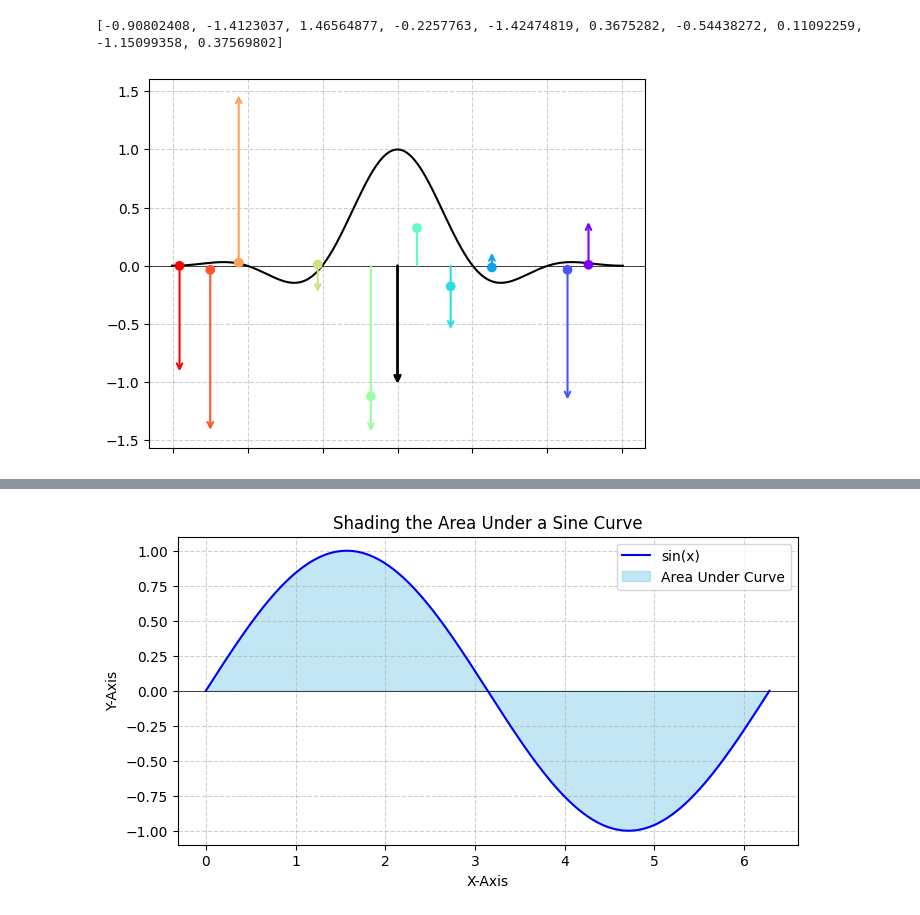
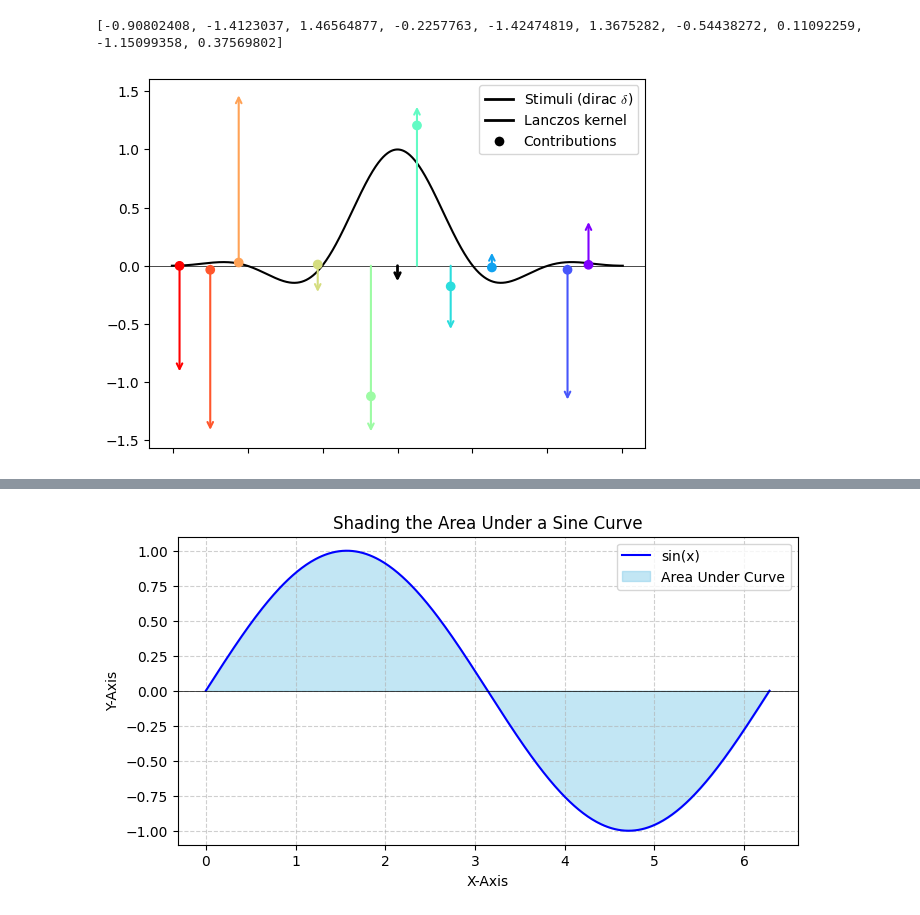
Before and after one commit to hcsong213/thesis-figures, a Jupyter notebook: lanczos-demo.ipynb, the cells around one changed output, grey strips where cells are left out. Saved outputs shown, nothing was run; the diff lists cells and outputs as text; code cells hidden in the pictures.

Commit message:
Delta vs. Cts Visualization

```diff
--- a/lanczos-demo.ipynb
+++ b/lanczos-demo.ipynb
@@ -15,7 +17,7 @@ ker = lanczos(x)
 zero = [0] * len(x)
 
 t = [-5.82, -5, -4.24, -2.13, -0.71, 0.52, 1.42, 2.52, 4.54, 5.1]
-s = [-0.90802408, -1.4123037,   1.46564877, -0.2257763,  -1.42474819, 0.3675282,   -0.54438272,  0.11092259, -1.15099358,  0.37569802]
+s = [-0.90802408, -1.4123037,   1.46564877, -0.2257763,  -1.42474819, 1.3675282,   -0.54438272,  0.11092259, -1.15099358,  0.37569802]
 
 
 # Generate rainbow colors
@@ -31,33 +33,47 @@ plt.plot(x, ker, color="black")
 # POINTS
 plt.scatter(t, s_prod, color=colors, zorder=5)
 
 # draw vertical arrows from the x-axis (y=0) to each point (xi, yi)
 
 
 
 for i, (xi, yi) in enumerate(zip(t, s)):
     plt.annotate(
         '',
         xy=(xi, yi),
         xytext=(xi, 0),
         arrowprops=dict(arrowstyle='->', color=colors[i], lw=1.5, shrinkA=0, shrinkB=0),
     )
 
 res = np.sum(s_prod)
 plt.annotate(
     '',
     xy=(0, res),
     xytext=(0, 0),
     arrowprops=dict(arrowstyle='->', color='black', lw=2, shrinkA=0, shrinkB=0),
 )
 plt.scatter(t, s, color="white", zorder=-1)
-plt.grid(True, linestyle='--', alpha=0.6)
 plt.axhline(0, color='black', linewidth=0.5) # Add a line for y=0
 plt.tick_params(axis='x',              # Specify the x-axis
                which='both',          # Apply to major and minor ticks
                bottom=True,           # Keep the ticks at the bottom
                top=False,             # (Optional) Turn off ticks at the top
                labelbottom=False)     # **Crucially: Turn off the tick labels**
+
+# LEGEND CREATION
+legend_elements = [
+    # Black line for "Semantic Stimuli (step)"
+    Line2D([0], [0], color='black', lw=2, label='Stimuli (dirac $\delta$)'),
+    # Black line for "Lanczos kernel"
+    Line2D([0], [0], color='black', lw=2, label='Lanczos kernel'),
+    # Black dot marker for "Contributions" (linestyle='' means no line, only marker)
+    Line2D([0], [0], marker='o', color='w', markerfacecolor='black', markersize=8, linestyle='', label='Contributions')
+]
+
+# Add the legend to the plot
+plt.legend(handles=legend_elements, frameon=True)
+
+plt.savefig(f"delta-{datetime.now()}.svg", format="svg")
 # %% [output]
-[-0.90802408, -1.4123037, 1.46564877, -0.2257763, -1.42474819, 0.3675282, -0.54438272, 0.11092259, -1.15099358, 0.37569802]
+[-0.90802408, -1.4123037, 1.46564877, -0.2257763, -1.42474819, 1.3675282, -0.54438272, 0.11092259, -1.15099358, 0.37569802]
-[figure, old version]
+[figure, new version]
```
Also changed, not shown: parts of 5 cells of this notebook, 14 other files.
